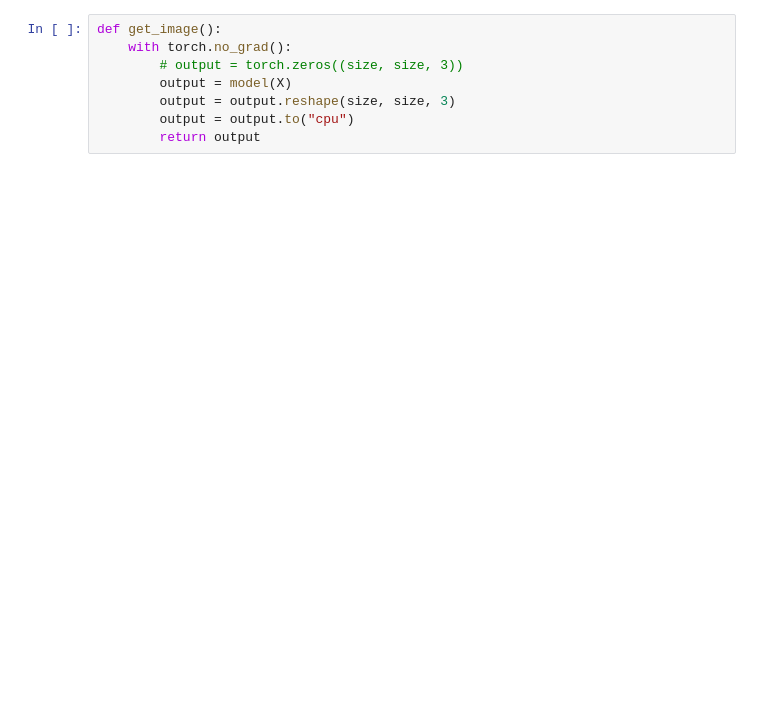
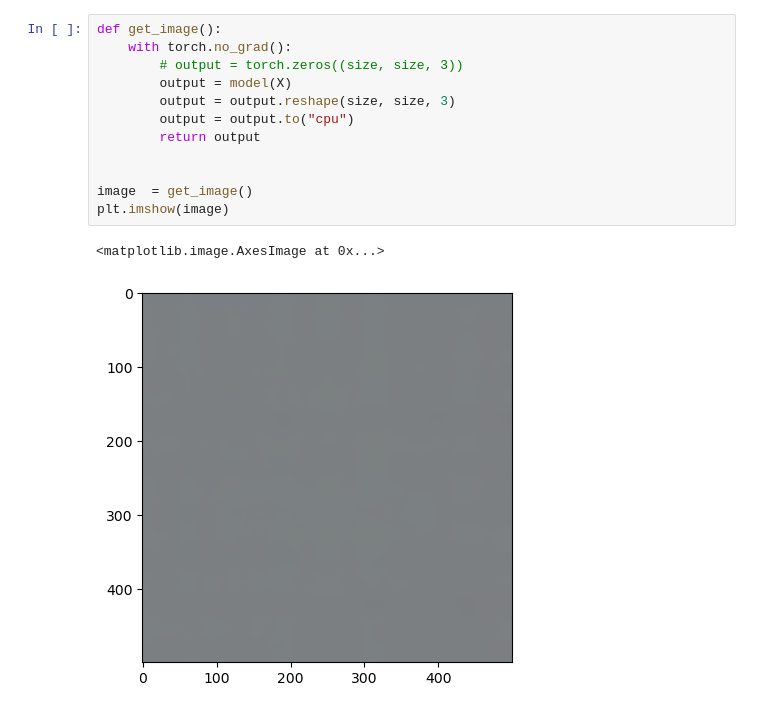
Before and after one commit to shahanneda/NeRfFromScratch, a Jupyter notebook: single-image.ipynb, the cells around one changed output. Cells and saved outputs as stored; diff of their text form; blank space fills up the shorter version.

```diff
--- a/single-image.ipynb
+++ b/single-image.ipynb
@@ -65,9 +68,16 @@ torch.Size([90601, 3])
 # %%
 def get_image():
 	with torch.no_grad():
 		# output = torch.zeros((size, size, 3))
 		output = model(X)
 		output = output.reshape(size, size, 3)
 		output = output.to("cpu")
 		return output
+
+
+image  = get_image()
+plt.imshow(image)
+# %% [output]
+<matplotlib.image.AxesImage at 0x...>
+[figure, added]
 # %%
```
Also changed, not shown: parts of 8 cells of this notebook, 12 other files.
